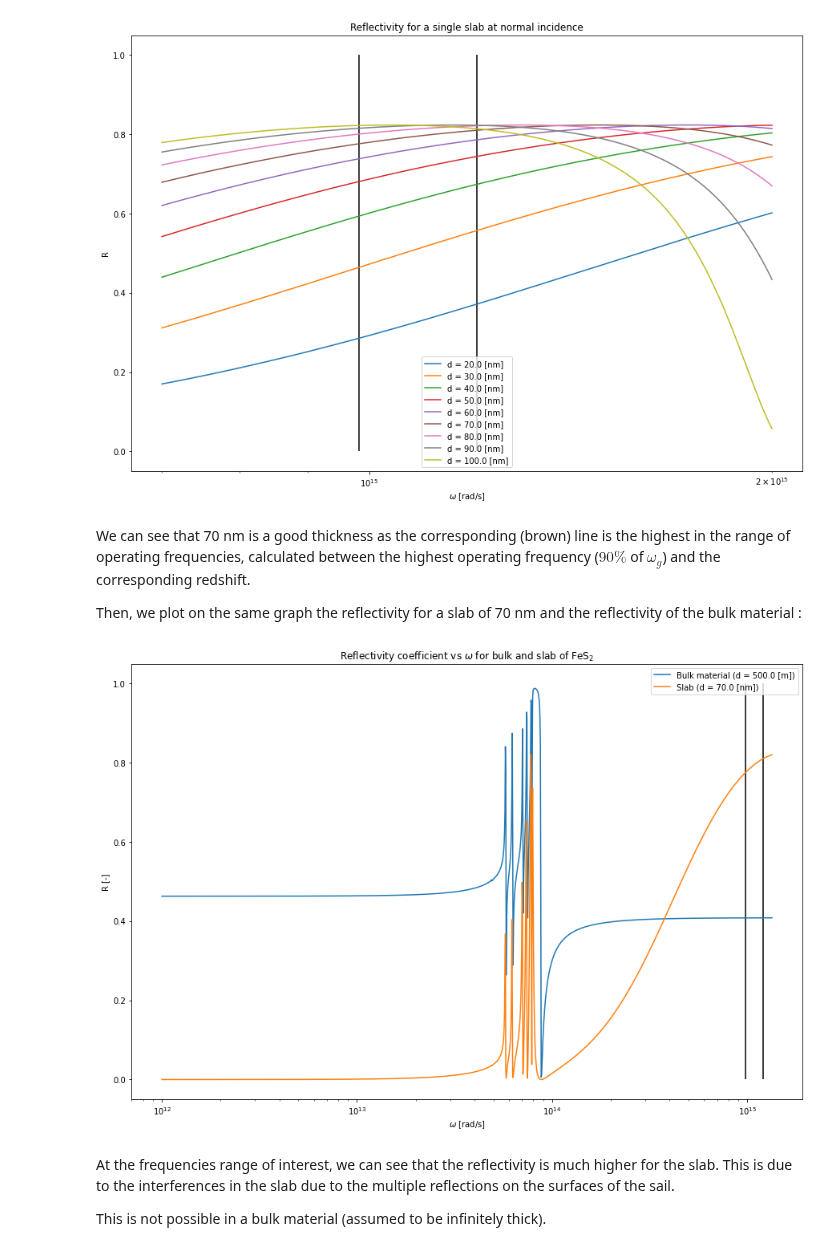
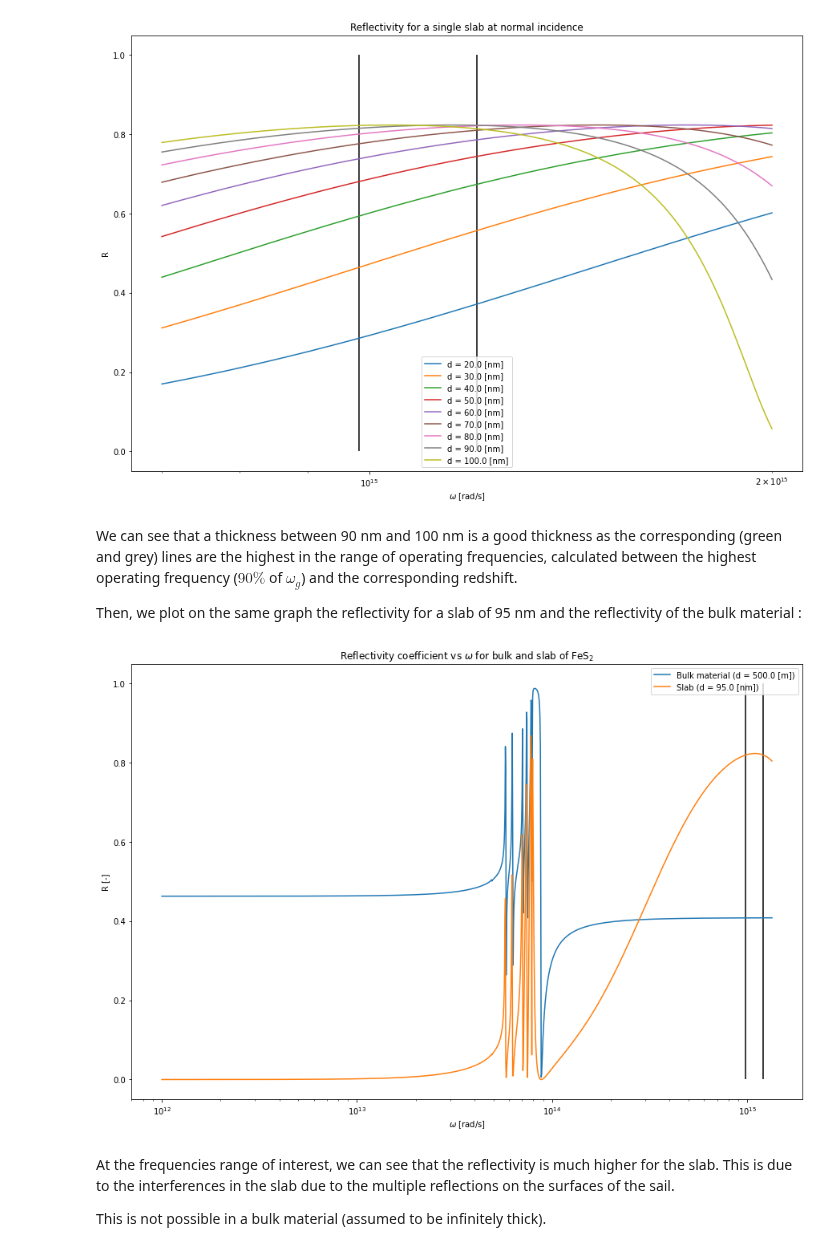
Before and after one commit to idommisse/lmapr2001, a Jupyter notebook: BLOCK2_2.ipynb, the cells around one changed output. Drawn from its saved outputs; the diff is of its cells as text; code cells hidden in the pictures.

```diff
--- a/BLOCK2_2.ipynb
+++ b/BLOCK2_2.ipynb
@@ -267,38 +270,38 @@ plt.show()
 # %% [output]
 [figure]
 # %% [markdown]
-We can see that 70 nm is a good thickness as the corresponding (brown) line is the highest in the range of operating frequencies, calculated between the highest operating frequency ($90\%$ of $\omega_g$) and the corresponding redshift.
+We can see that a thickness between 90 nm and 100 nm is a good thickness as the corresponding (green and grey) lines are the highest in the range of operating frequencies, calculated between the highest operating frequency ($90\%$ of $\omega_g$) and the corresponding redshift.
 
-Then, we plot on the same graph the reflectivity for a slab of 70 nm and the reflectivity of the bulk material :
+Then, we plot on the same graph the reflectivity for a slab of 95 nm and the reflectivity of the bulk material :
 # %%
 omega = np.logspace(12,np.log10(omegaG),n)
 
 #angle d'incidence [°]
 phi0 = 0
 
 #film thickness [µm]
 d1 = 0.05e10
-d2 = 0.07
+d2 = 0.095
 
 R1 = computeR(d1,omega,phi0)
 R2 = computeR(d2,omega,phi0)
 
 plt.figure(figsize=(15,10))
 plt.plot(omega,R1,label='Bulk material (d = {} [m])'.format(d1/1e6))
 plt.plot(omega,R2,label='Slab (d = {} [nm])'.format(d2*1000))
 plt.title(r'Reflectivity coefficient vs $\omega$ for bulk and slab of FeS$_2$')
 plt.xlabel(r'$\omega$ [rad/s]')
 plt.ylabel('R [-]')
 plt.legend()
 plt.xscale('log')
 #the range of LASER frequencies
 plt.vlines(9.832e14,0,1)
 # = 90% of the bandgap
 plt.vlines(omegaG*0.9,0,1)
 plt.savefig('reflbulk.png')
 plt.show()
 # %% [output]
-[figure, old version]
+[figure, new version]
 # %% [markdown]
 At the frequencies range of interest, we can see that the reflectivity is much higher for the slab. This is due to the interferences in the slab due to the multiple reflections on the surfaces of the sail.
 
```
Also changed, not shown: parts of 7 cells of this notebook, 17 other files.
